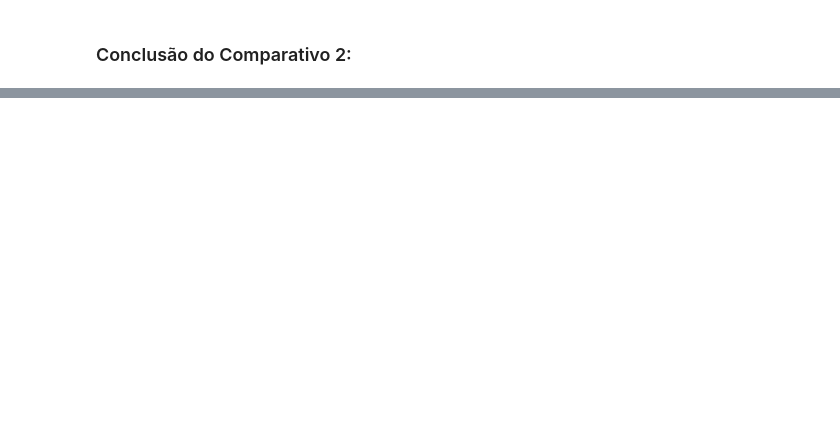
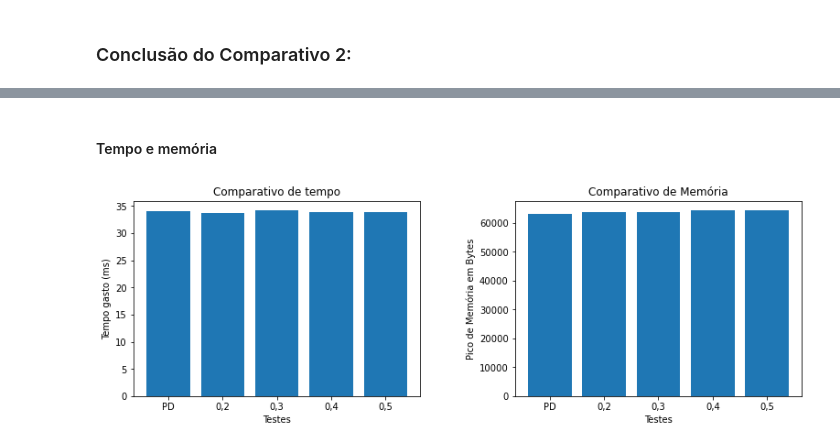
Before and after one commit to LucasGPellegrini/knapsack-AA2022.2, a Jupyter notebook: MOCHILA.ipynb, the cells around one changed output, grey strips where cells are left out. Drawn from its saved outputs; the diff is of its cells as text; code cells hidden in the pictures; blank space fills up the shorter version.

```diff
--- a/MOCHILA.ipynb
+++ b/MOCHILA.ipynb
@@ -747,0 +849,19 @@ Mesmo apresentando um tempo, em média, menor quando comparado ao algoritmo de P
+# %% [markdown]
+#### Tempo e memória
+# %%
+fig, ax = plt.subplots(1, 2, figsize=(12,5))
+
+ax[0].bar(['PD', '0,2', '0,3', '0,4', '0,5'], [t4p*1000, t02*1000, t03*1000, t04*1000, t05*1000])
+ax[0].set_ylabel('Tempo gasto (ms)')
+ax[0].set_xlabel('Testes')
+ax[0].set_title('Comparativo de tempo')
+
+ax[1].bar(['PD', '0,2', '0,3', '0,4', '0,5'], [pico4p, pico02, pico03, pico04, pico05])
+ax[1].set_ylabel('Pico de Memória em Bytes')
+ax[1].set_xlabel('Testes')
+ax[1].set_title('Comparativo de Memória')
+
+fig.tight_layout(pad=5.0)
+plt.show()
+# %% [output]
+[figure, added]
```
Also changed, not shown: parts of 44 cells of this notebook.
